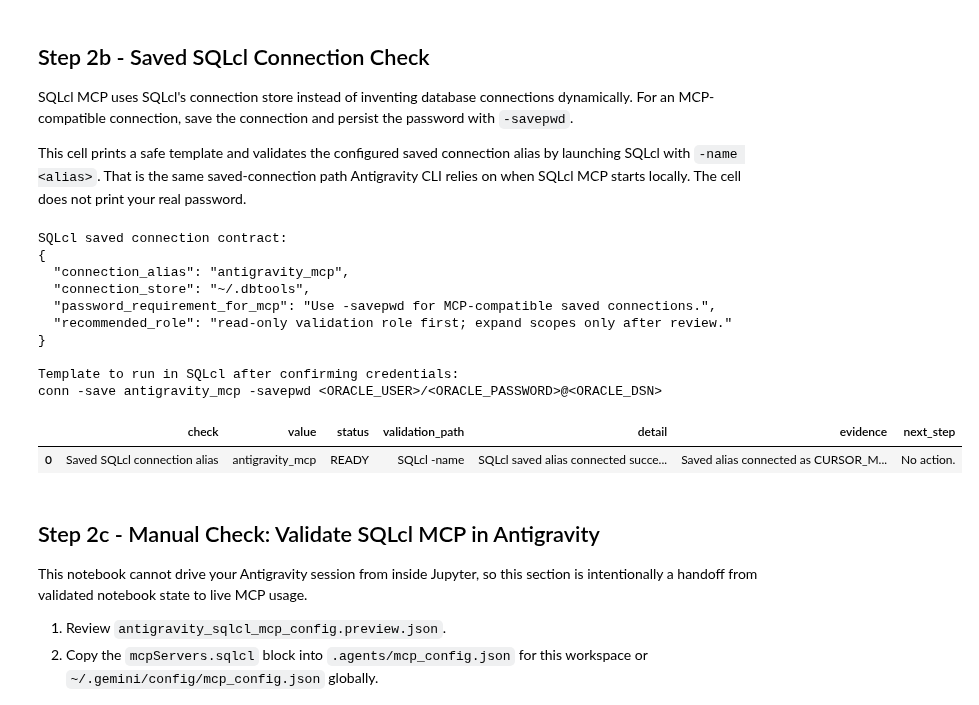
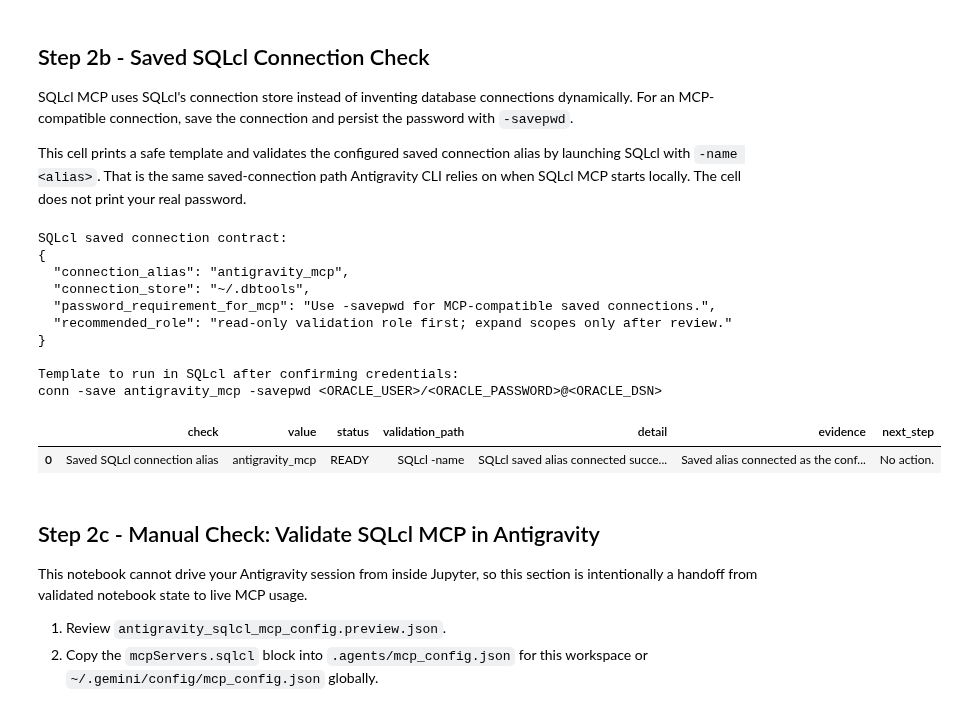
Before and after one commit to oracle-devrel/oracle-ai-developer-hub, a Jupyter notebook: notebooks/antigravity_mcp_oracle_ai_database.ipynb, the cells around one changed output. Saved outputs shown, nothing was run; the diff lists cells and outputs as text; code cells hidden in the pictures.

```diff
--- a/notebooks/antigravity_mcp_oracle_ai_database.ipynb
+++ b/notebooks/antigravity_mcp_oracle_ai_database.ipynb
@@ -523,11 +523,11 @@ SQLCL_CONNECTION_VALIDATION_PATH = (
 
 if sqlcl_alias_connect_ready:
     sqlcl_connection_detail = "SQLcl saved alias connected successfully."
-    sqlcl_connection_evidence = f"Saved alias connected as {expected_user}."
+    sqlcl_connection_evidence = "Saved alias connected as the configured .env database user."
     sqlcl_connection_next_step = "No action."
 elif sqlcl_alias_registered and direct_db_ready:
     sqlcl_connection_detail = "Saved alias is registered and the configured database identity is valid."
-    sqlcl_connection_evidence = f"Alias {connection_name} is registered for {CONFIG['ORACLE_USER']}; direct check returned {direct_db_user}."
+    sqlcl_connection_evidence = f"Alias {connection_name} is registered and the direct database identity check succeeded."
     sqlcl_connection_next_step = "No action."
 else:
     connection_lines = compact_process_lines(sqlcl_connection_check)
@@ -541,34 +541,34 @@ else:
         if fallback_detail
         else "No SQLcl connection output was returned."
     )
     sqlcl_connection_next_step = "Run the template above with -savepwd, then rerun this cell."
 
 connection_validation = pd.DataFrame([
     {
         "check": "Saved SQLcl connection alias",
         "value": connection_name,
         "status": "READY" if SQLCL_CONNECTION_READY else "ACTION_NEEDED",
         "validation_path": SQLCL_CONNECTION_VALIDATION_PATH,
         "detail": sqlcl_connection_detail,
         "evidence": sqlcl_connection_evidence,
         "next_step": sqlcl_connection_next_step,
     }
 ])
 
 show_dataframe(connection_validation)
 # %% [output]
 SQLcl saved connection contract:
 {
   "connection_alias": "antigravity_mcp",
   "connection_store": "~/.dbtools",
   "password_requirement_for_mcp": "Use -savepwd for MCP-compatible saved connections.",
   "recommended_role": "read-only validation role first; expand scopes only after review."
 }
 
 Template to run in SQLcl after confirming credentials:
 conn -save antigravity_mcp -savepwd <ORACLE_USER>/<ORACLE_PASSWORD>@<ORACLE_DSN>
 |  | check | value | status | validation_path | detail | evidence | next_step |
-| 0 | Saved SQLcl connection alias | antigravity_mcp | READY | SQLcl -name | SQLcl saved alias connected succe... | Saved alias connected as CURSOR_M... | No action. |
+| 0 | Saved SQLcl connection alias | antigravity_mcp | READY | SQLcl -name | SQLcl saved alias connected succe... | Saved alias connected as the conf... | No action. |
 # %% [markdown]
 ## Step 2c - Manual Check: Validate SQLcl MCP in Antigravity
 
```
Also changed, not shown: parts of 15 cells of this notebook.
